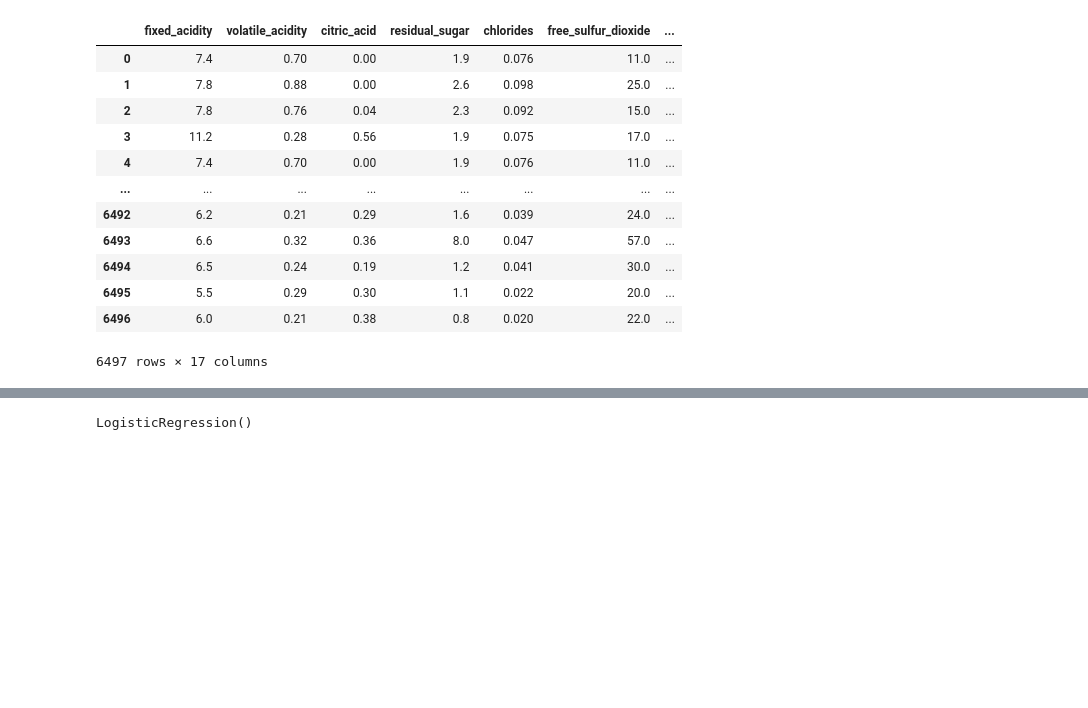
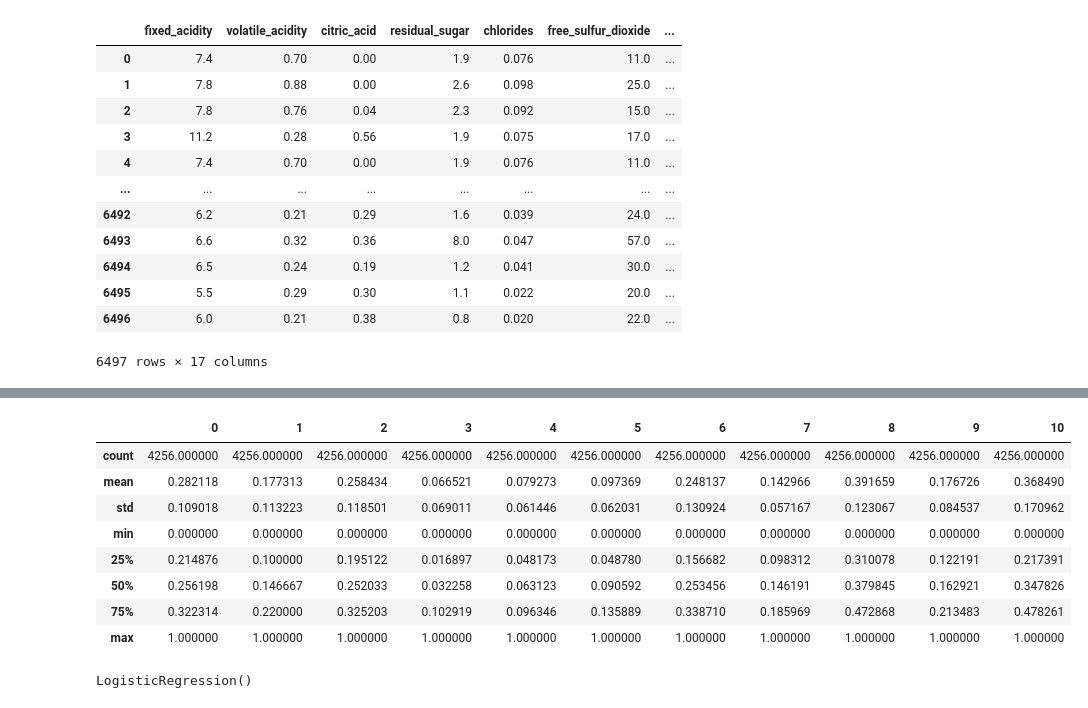
Before and after one commit to cdb8675309/-mod1-project2-Sprint-3, a Jupyter notebook: Sprint_3.ipynb, the cells around one changed output, grey strips where cells are left out. Saved outputs shown, nothing was run; the diff lists cells and outputs as text; code cells hidden in the pictures; blank space fills up the shorter version.

```diff
--- a/Sprint_3.ipynb
+++ b/Sprint_3.ipynb
@@ -414,4 +461,18 @@ X_train_norm = norm.transform(X_train)
 
 # transform testing data
 X_test_norm = norm.transform(X_test)
+# %%
+#checking how normalization has affected the data set
+df1 = pd.DataFrame(X_train_norm)
+df1.describe()
+# %% [output]
+|  | 0 | 1 | 2 | 3 | 4 | 5 | 6 | 7 | 8 | 9 | 10 |
+| count | 4256.000000 | 4256.000000 | 4256.000000 | 4256.000000 | 4256.000000 | 4256.000000 | 4256.000000 | 4256.000000 | 4256.000000 | 4256.000000 | 4256.000000 |
+| mean | 0.282118 | 0.177313 | 0.258434 | 0.066521 | 0.079273 | 0.097369 | 0.248137 | 0.142966 | 0.391659 | 0.176726 | 0.368490 |
+| std | 0.109018 | 0.113223 | 0.118501 | 0.069011 | 0.061446 | 0.062031 | 0.130924 | 0.057167 | 0.123067 | 0.084537 | 0.170962 |
+| min | 0.000000 | 0.000000 | 0.000000 | 0.000000 | 0.000000 | 0.000000 | 0.000000 | 0.000000 | 0.000000 | 0.000000 | 0.000000 |
+| 25% | 0.214876 | 0.100000 | 0.195122 | 0.016897 | 0.048173 | 0.048780 | 0.156682 | 0.098312 | 0.310078 | 0.122191 | 0.217391 |
+| 50% | 0.256198 | 0.146667 | 0.252033 | 0.032258 | 0.063123 | 0.090592 | 0.253456 | 0.146191 | 0.379845 | 0.162921 | 0.347826 |
+| 75% | 0.322314 | 0.220000 | 0.325203 | 0.102919 | 0.096346 | 0.135889 | 0.338710 | 0.185969 | 0.472868 | 0.213483 | 0.478261 |
+| max | 1.000000 | 1.000000 | 1.000000 | 1.000000 | 1.000000 | 1.000000 | 1.000000 | 1.000000 | 1.000000 | 1.000000 | 1.000000 |
 # %%
```
Also changed, not shown: parts of 47 cells of this notebook.
